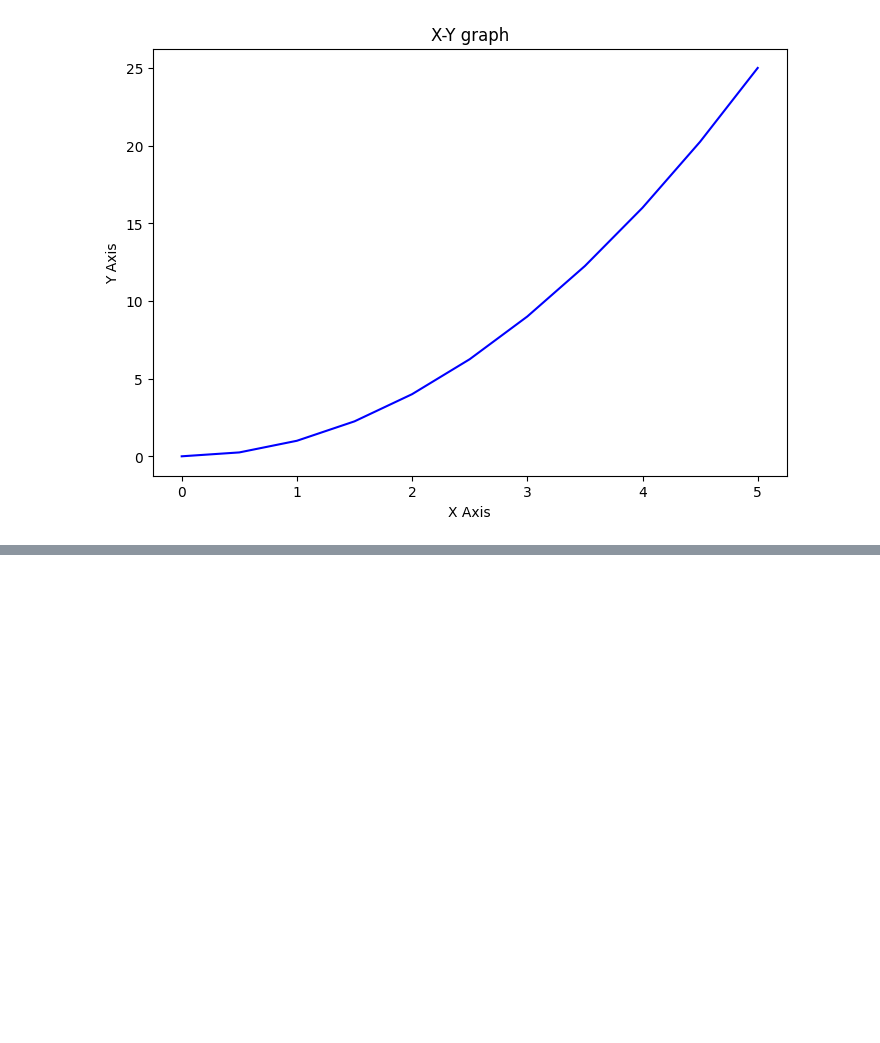
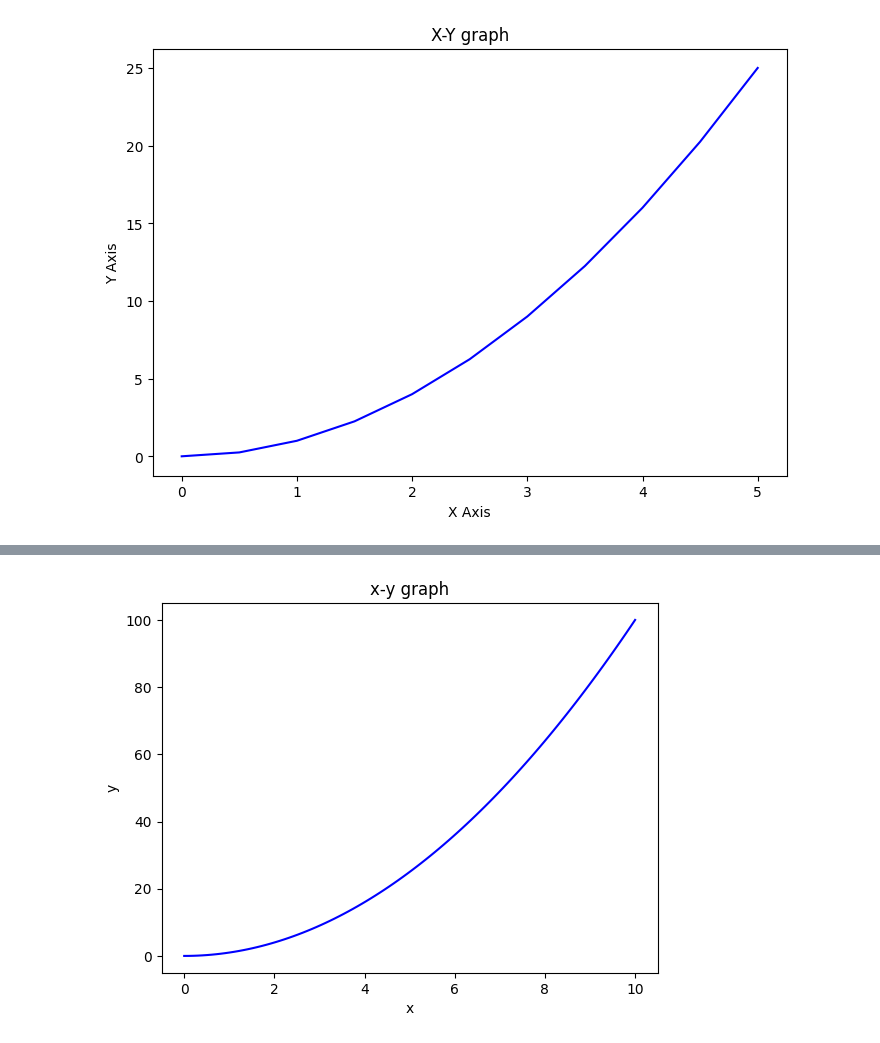
Before and after one commit to minhasaleem/DATASCIENCE-LAB, a Jupyter notebook: Data Visualisation.ipynb, the cells around one changed output, grey strips where cells are left out. Drawn from its saved outputs; the diff is of its cells as text; code cells hidden in the pictures; blank space fills up the shorter version.

```diff
--- a/Data Visualisation.ipynb
+++ b/Data Visualisation.ipynb
@@ -44,0 +68,8 @@ axes1 = fig.add_axes([0.7,0.
+# %%
+fig,axes = plt.subplots()
+axes.plot(x,y,'b')
+axes.set_xlabel('x')
+axes.set_ylabel('y')
+axes.set_title('x-y graph');
+# %% [output]
+[figure, added]
```
Also changed, not shown: parts of 4 cells of this notebook.
